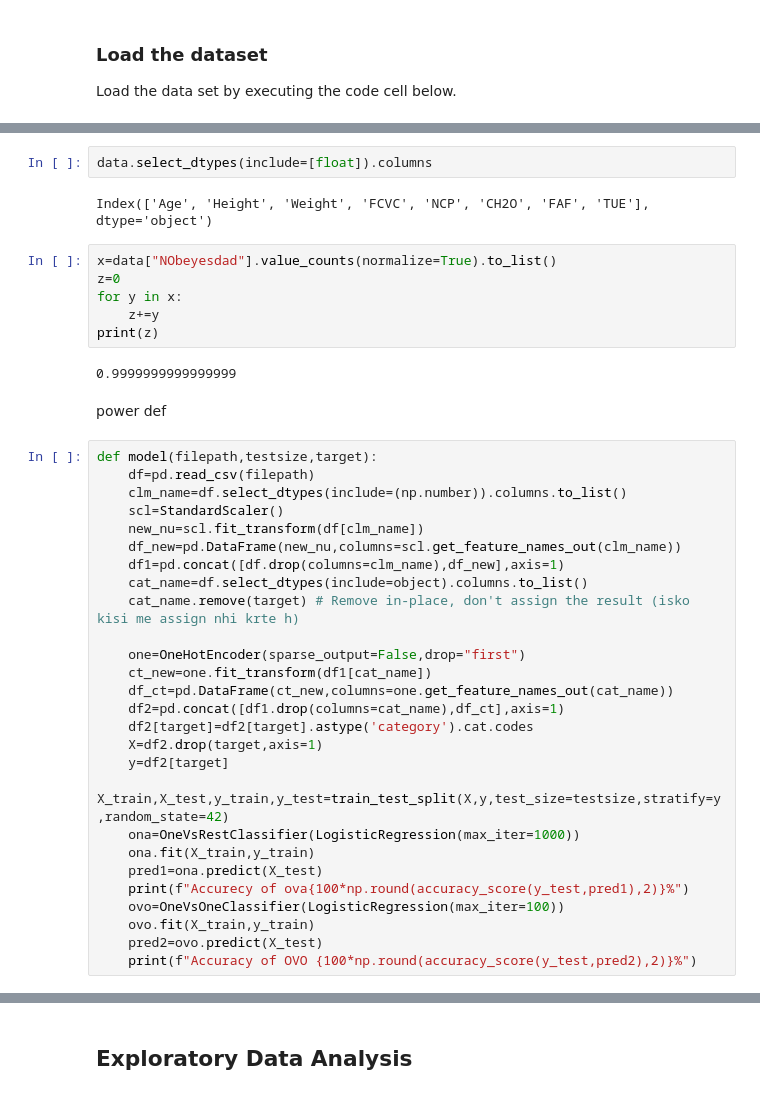
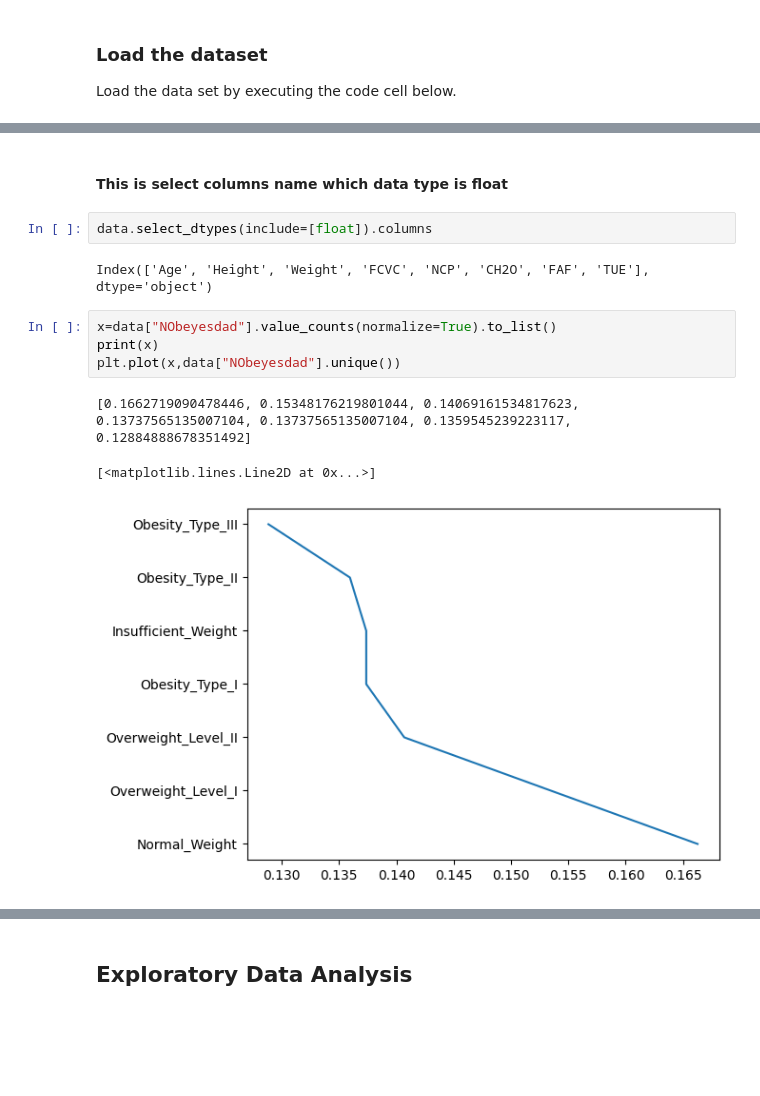
Before and after one commit to kundan9015/Machine-Learning-projects, a Jupyter notebook: Multi-class-Classification-V2.ipynb, the cells around one changed output, grey strips where cells are left out. Saved outputs shown, nothing was run; the diff lists cells and outputs as text; blank space fills up the shorter version.

```diff
--- a/Multi-class-Classification-V2.ipynb
+++ b/Multi-class-Classification-V2.ipynb
@@ -159,44 +135,17 @@ data.head()
 | 2 | Male | 23.0 | 1.80 | 77.0 | yes | no | 2.0 | 3.0 | Sometimes | no | ... |
 | 3 | Male | 27.0 | 1.80 | 87.0 | no | no | 3.0 | 3.0 | Sometimes | no | ... |
 | 4 | Male | 22.0 | 1.78 | 89.8 | no | no | 2.0 | 1.0 | Sometimes | no | ... |
+# %% [markdown]
+#### This is select columns name which data type is float
 # %%
 data.select_dtypes(include=[float]).columns
 # %% [output]
 Index(['Age', 'Height', 'Weight', 'FCVC', 'NCP', 'CH2O', 'FAF', 'TUE'], dtype='object')
 # %%
 x=data["NObeyesdad"].value_counts(normalize=True).to_list()
-z=0
-for y in x:
-    z+=y
-print(z)
+print(x)
+plt.plot(x,data["NObeyesdad"].unique())
 # %% [output]
-0.9999999999999999
+[0.1662719090478446, 0.15348176219801044, 0.14069161534817623, 0.13737565135007104, 0.13737565135007104, 0.1359545239223117, 0.12884888678351492]
+[<matplotlib.lines.Line2D at 0x...>]
+[figure, added]
-# %% [markdown]
-power def
-# %%
-def model(filepath,testsize,target):
-    df=pd.read_csv(filepath)
-    clm_name=df.select_dtypes(include=(np.number)).columns.to_list()
-    scl=StandardScaler()
-    new_nu=scl.fit_transform(df[clm_name])
-    df_new=pd.DataFrame(new_nu,columns=scl.get_feature_names_out(clm_name))
-    df1=pd.concat([df.drop(columns=clm_name),df_new],axis=1)
-    cat_name=df.select_dtypes(include=object).columns.to_list()
-    cat_name.remove(target) # Remove in-place, don't assign the result (isko kisi me assign nhi krte h)
-
-    one=OneHotEncoder(sparse_output=False,drop="first")
-    ct_new=one.fit_transform(df1[cat_name])
-    df_ct=pd.DataFrame(ct_new,columns=one.get_feature_names_out(cat_name))
-    df2=pd.concat([df1.drop(columns=cat_name),df_ct],axis=1)
-    df2[target]=df2[target].astype('category').cat.codes
-    X=df2.drop(target,axis=1)
-    y=df2[target]
-    X_train,X_test,y_train,y_test=train_test_split(X,y,test_size=testsize,stratify=y,random_state=42)
-    ona=OneVsRestClassifier(LogisticRegression(max_iter=1000))
-    ona.fit(X_train,y_train)
-    pred1=ona.predict(X_test)
-    print(f"Accurecy of ova{100*np.round(accuracy_score(y_test,pred1),2)}%")
-    ovo=OneVsOneClassifier(LogisticRegression(max_iter=100))
-    ovo.fit(X_train,y_train)
-    pred2=ovo.predict(X_test)
-    print(f"Accuracy of OVO {100*np.round(accuracy_score(y_test,pred2),2)}%")
```
Also changed, not shown: parts of 30 cells of this notebook.
